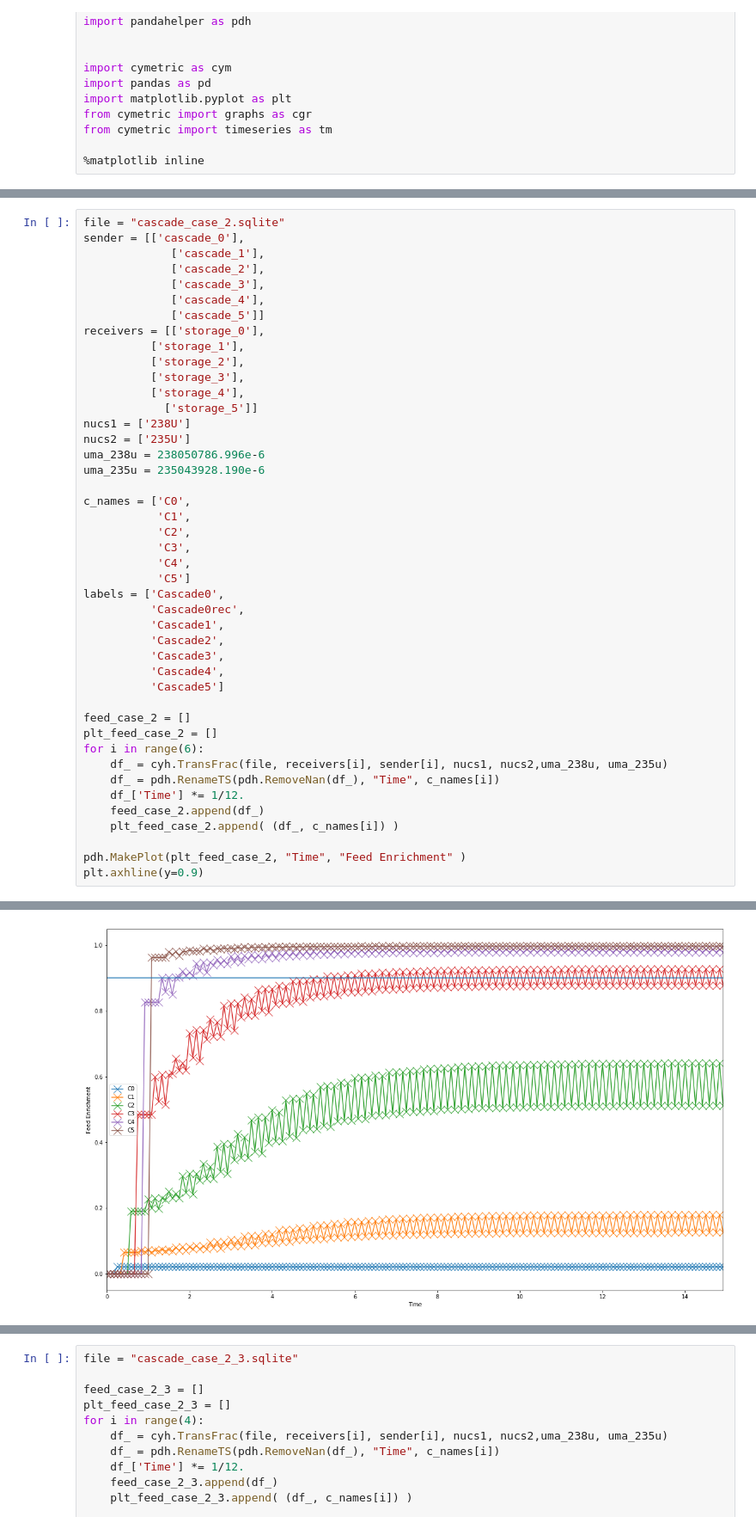
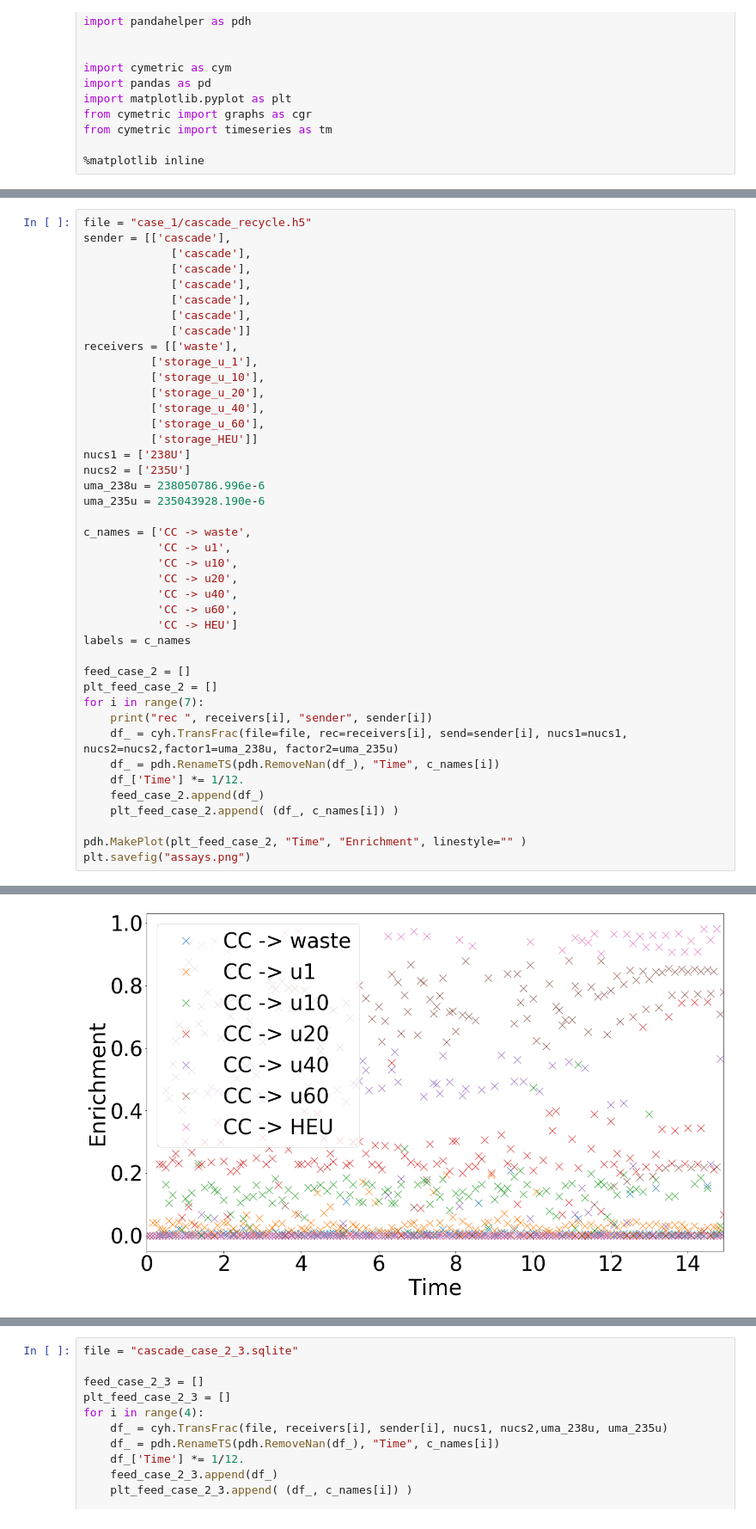
Before and after one commit to bam241/cyclus_jcpoa, a Jupyter notebook: cascade.ipynb, the cells around one changed output, grey strips where cells are left out. Shown at 86% size. Saved outputs shown, nothing was run; the diff lists cells and outputs as text.

```diff
--- a/cascade.ipynb
+++ b/cascade.ipynb
@@ -24,45 +50,43 @@ cyh.MakeFlowGraph("cascade_case_1.sqlite")
 # %%
-file = "cascade_case_2.sqlite"
-sender = [['cascade_0'],
-             ['cascade_1'],
-             ['cascade_2'],
-             ['cascade_3'],
-             ['cascade_4'],
-             ['cascade_5']]
-receivers = [['storage_0'],
-          ['storage_1'],
-          ['storage_2'],
-          ['storage_3'],
-          ['storage_4'],
-            ['storage_5']]
+file = "case_1/cascade_recycle.h5"
+sender = [['cascade'],
+             ['cascade'],
+             ['cascade'],
+             ['cascade'],
+             ['cascade'],
+             ['cascade'],
+             ['cascade']]
+receivers = [['waste'],
+          ['storage_u_1'],
+          ['storage_u_10'],
+          ['storage_u_20'],
+          ['storage_u_40'],
+          ['storage_u_60'],
+          ['storage_HEU']]
 nucs1 = ['238U']
 nucs2 = ['235U']
 uma_238u = 238050786.996e-6
 uma_235u = 235043928.190e-6
 
-c_names = ['C0',
-           'C1',
-           'C2',
-           'C3',
-           'C4',
-           'C5']
-labels = ['Cascade0',
-          'Cascade0rec',
-          'Cascade1',
-          'Cascade2',
-          'Cascade3',
-          'Cascade4',
-          'Cascade5']
+c_names = ['CC -> waste',
+           'CC -> u1',
+           'CC -> u10',
+           'CC -> u20',
+           'CC -> u40',
+           'CC -> u60',
+           'CC -> HEU']
+labels = c_names
 
 feed_case_2 = []
 plt_feed_case_2 = []
-for i in range(6):
-    df_ = cyh.TransFrac(file, receivers[i], sender[i], nucs1, nucs2,uma_238u, uma_235u)
+for i in range(7):
+    print("rec ", receivers[i], "sender", sender[i])
+    df_ = cyh.TransFrac(file=file, rec=receivers[i], send=sender[i], nucs1=nucs1, nucs2=nucs2,factor1=uma_238u, factor2=uma_235u)
     df_ = pdh.RenameTS(pdh.RemoveNan(df_), "Time", c_names[i])
     df_['Time'] *= 1/12.
     feed_case_2.append(df_)
     plt_feed_case_2.append( (df_, c_names[i]) )
 
-pdh.MakePlot(plt_feed_case_2, "Time", "Feed Enrichment" )
-plt.axhline(y=0.9)
+pdh.MakePlot(plt_feed_case_2, "Time", "Enrichment", linestyle="" )
+plt.savefig("assays.png")
 # %% [output]
@@ -70,4 +100,4 @@ plt.axhline(y=0.9)
-[figure, old version]
+[figure, new version]
 # %%
 file = "cascade_case_2_2.sqlite"
 
```
Also changed, not shown: parts of 8 cells of this notebook, 51 other files.
